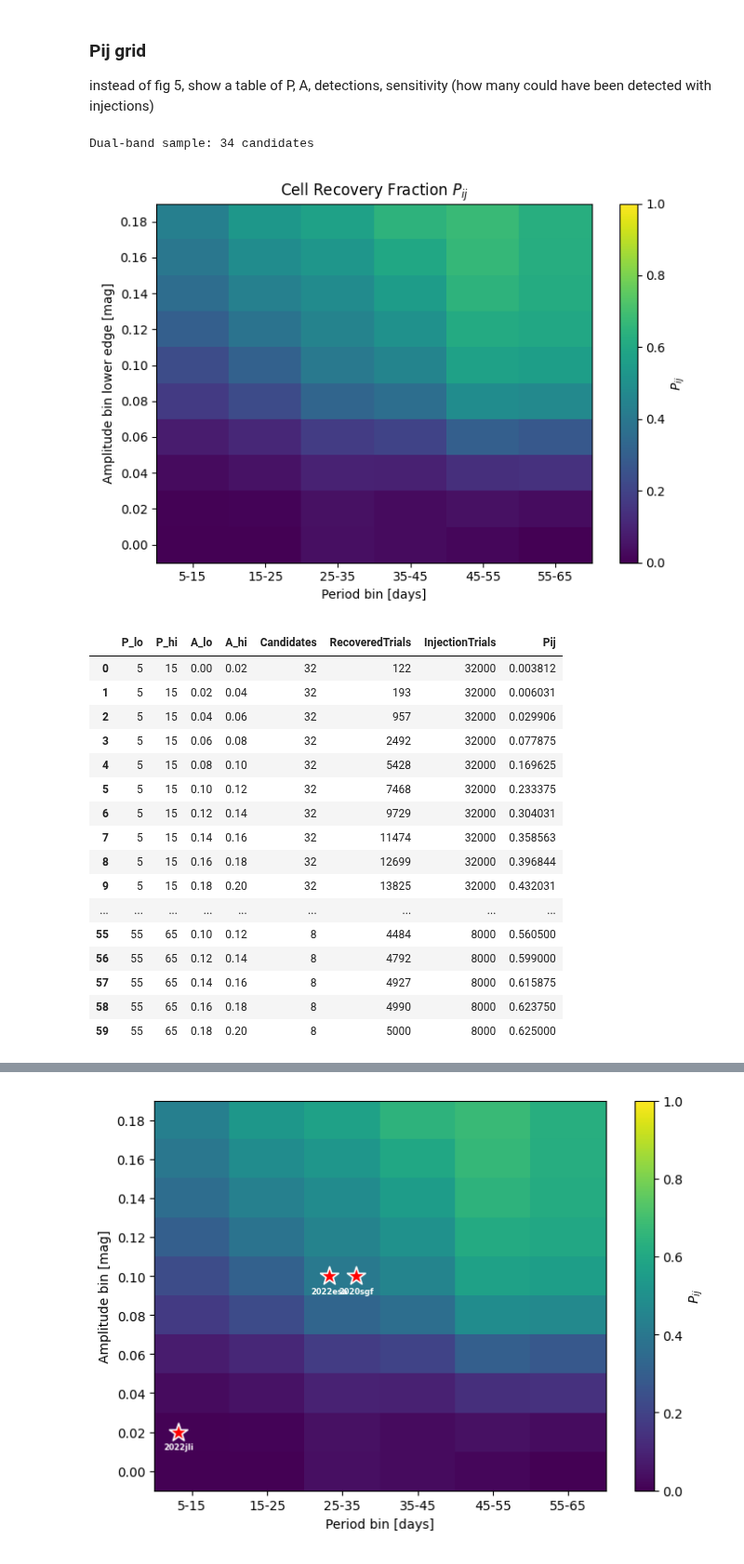
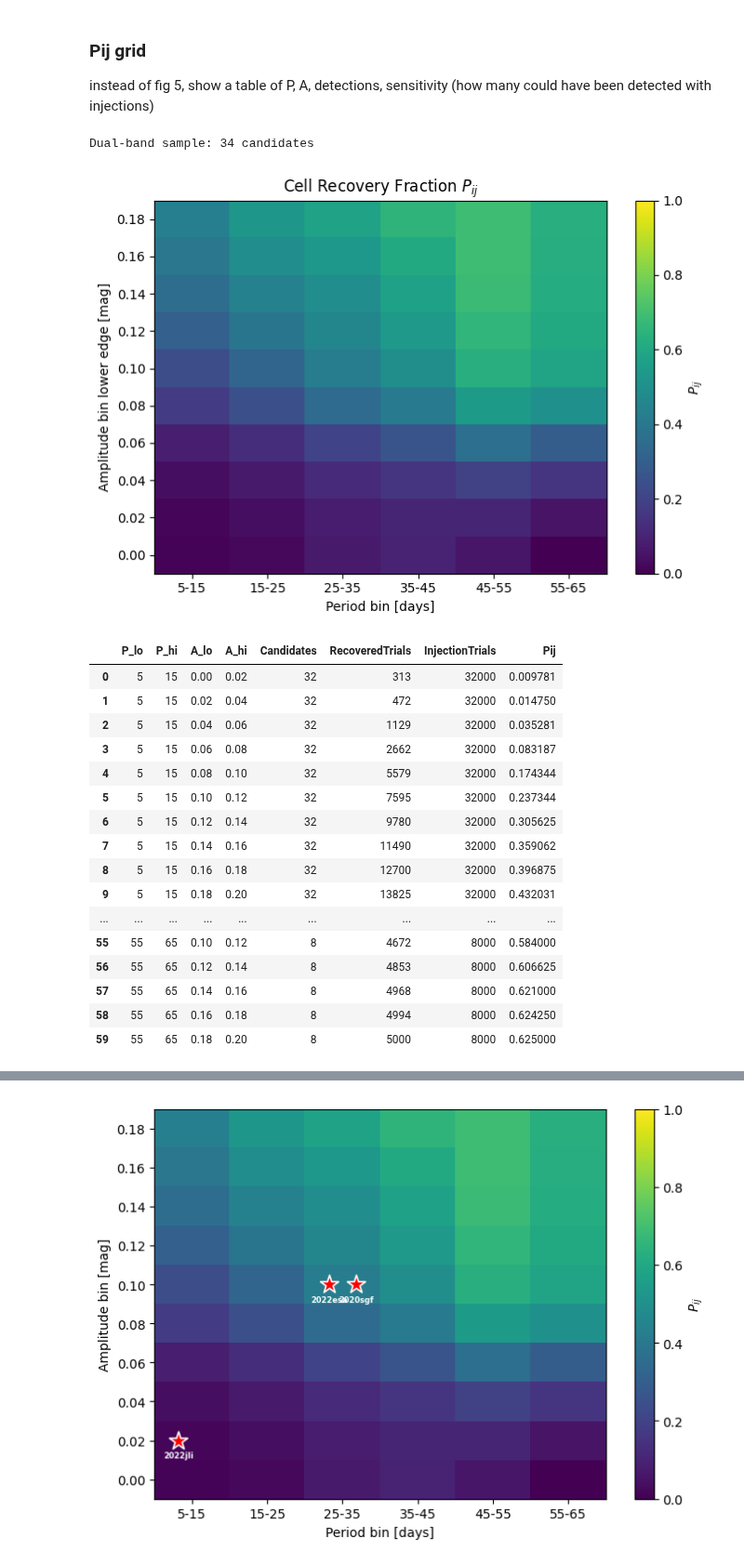
Before and after one commit to hoasaf3/sne_periodicity_search, a Jupyter notebook: periodicity_search.ipynb, the cells around one changed output, grey strips where cells are left out. Shown at 93% size. Drawn from its saved outputs; the diff is of its cells as text; code cells hidden in the pictures.

```diff
--- a/periodicity_search.ipynb
+++ b/periodicity_search.ipynb
@@ -1319,7 +1409,6 @@ def recovered_in_both_bands(sim_entries, injected_period):
         r1["best_period"] ** 2 / r1["time_baseline"],
         r2["best_period"] ** 2 / r2["time_baseline"],
     )
-    period_tol = min(0.1 * injected_period, period_tol)
 
     if not (
         abs(r1["best_period"] - injected_period) < period_tol or
@@ -1427,48 +1516,48 @@ Pij_map = (
 fig, ax = plt.subplots(figsize=(7, 5))
 
 im = ax.imshow(
     Pij_map.values,
     origin="lower",
     aspect="auto",
     cmap="viridis",
     vmin=0,
     vmax=1,
 )
 
 ax.set_xticks(np.arange(len(Pij_map.columns)))
 ax.set_xticklabels([f"{int(p)}-{int(dict(period_bins)[p])}" for p in Pij_map.columns])
 
 ax.set_yticks(np.arange(len(Pij_map.index)))
 ax.set_yticklabels([f"{a:.2f}" for a in Pij_map.index])
 
 ax.set_xlabel("Period bin [days]")
 ax.set_ylabel("Amplitude bin lower edge [mag]")
 ax.set_title("Cell Recovery Fraction $P_{ij}$")
 
 cbar = fig.colorbar(im, ax=ax)
 cbar.set_label("$P_{ij}$")
 
 plt.tight_layout()
 plt.show()
 
 Pij_table
 # %% [output]
 Dual-band sample: 34 candidates
-[figure, old version]
+[figure, new version]
 |  | P_lo | P_hi | A_lo | A_hi | Candidates | RecoveredTrials | InjectionTrials | Pij |
-| 0 | 5 | 15 | 0.00 | 0.02 | 32 | 122 | 32000 | 0.003812 |
-| 1 | 5 | 15 | 0.02 | 0.04 | 32 | 193 | 32000 | 0.006031 |
-| 2 | 5 | 15 | 0.04 | 0.06 | 32 | 957 | 32000 | 0.029906 |
-| 3 | 5 | 15 | 0.06 | 0.08 | 32 | 2492 | 32000 | 0.077875 |
-| 4 | 5 | 15 | 0.08 | 0.10 | 32 | 5428 | 32000 | 0.169625 |
-| 5 | 5 | 15 | 0.10 | 0.12 | 32 | 7468 | 32000 | 0.233375 |
-| 6 | 5 | 15 | 0.12 | 0.14 | 32 | 9729 | 32000 | 0.304031 |
-| 7 | 5 | 15 | 0.14 | 0.16 | 32 | 11474 | 32000 | 0.358563 |
-| 8 | 5 | 15 | 0.16 | 0.18 | 32 | 12699 | 32000 | 0.396844 |
+| 0 | 5 | 15 | 0.00 | 0.02 | 32 | 313 | 32000 | 0.009781 |
+| 1 | 5 | 15 | 0.02 | 0.04 | 32 | 472 | 32000 | 0.014750 |
+| 2 | 5 | 15 | 0.04 | 0.06 | 32 | 1129 | 32000 | 0.035281 |
+| 3 | 5 | 15 | 0.06 | 0.08 | 32 | 2662 | 32000 | 0.083187 |
+| 4 | 5 | 15 | 0.08 | 0.10 | 32 | 5579 | 32000 | 0.174344 |
+| 5 | 5 | 15 | 0.10 | 0.12 | 32 | 7595 | 32000 | 0.237344 |
+| 6 | 5 | 15 | 0.12 | 0.14 | 32 | 9780 | 32000 | 0.305625 |
+| 7 | 5 | 15 | 0.14 | 0.16 | 32 | 11490 | 32000 | 0.359062 |
+| 8 | 5 | 15 | 0.16 | 0.18 | 32 | 12700 | 32000 | 0.396875 |
 | 9 | 5 | 15 | 0.18 | 0.20 | 32 | 13825 | 32000 | 0.432031 |
 | ... | ... | ... | ... | ... | ... | ... | ... | ... |
-| 55 | 55 | 65 | 0.10 | 0.12 | 8 | 4484 | 8000 | 0.560500 |
-| 56 | 55 | 65 | 0.12 | 0.14 | 8 | 4792 | 8000 | 0.599000 |
-| 57 | 55 | 65 | 0.14 | 0.16 | 8 | 4927 | 8000 | 0.615875 |
-| 58 | 55 | 65 | 0.16 | 0.18 | 8 | 4990 | 8000 | 0.623750 |
+| 55 | 55 | 65 | 0.10 | 0.12 | 8 | 4672 | 8000 | 0.584000 |
+| 56 | 55 | 65 | 0.12 | 0.14 | 8 | 4853 | 8000 | 0.606625 |
+| 57 | 55 | 65 | 0.14 | 0.16 | 8 | 4968 | 8000 | 0.621000 |
+| 58 | 55 | 65 | 0.16 | 0.18 | 8 | 4994 | 8000 | 0.624250 |
 | 59 | 55 | 65 | 0.18 | 0.20 | 8 | 5000 | 8000 | 0.625000 |
```
Also changed, not shown: parts of 17 cells of this notebook.
